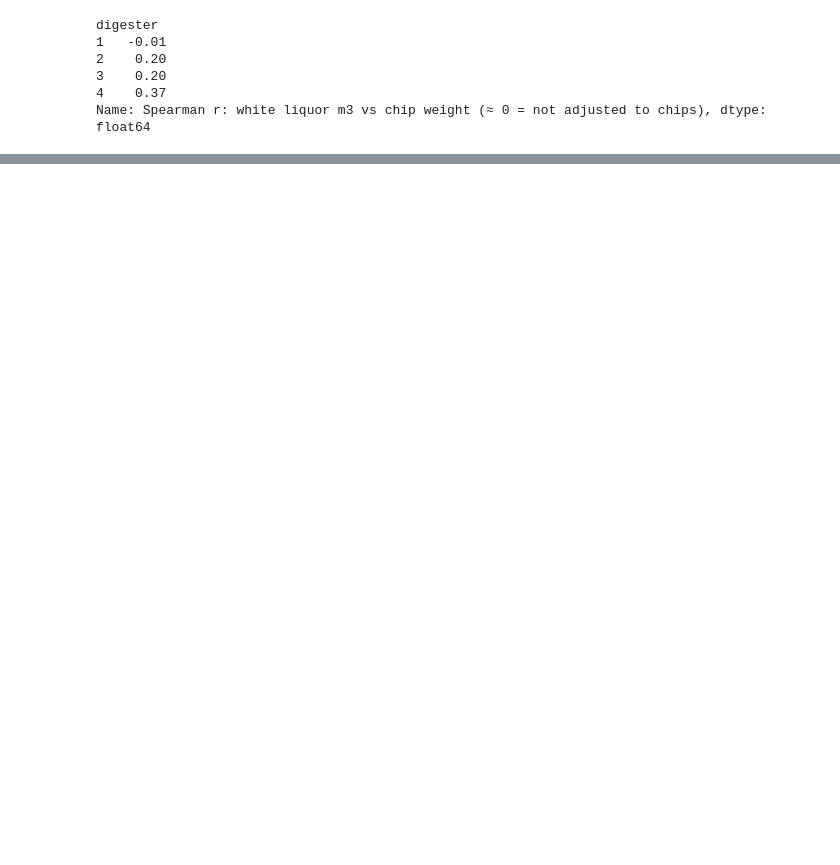
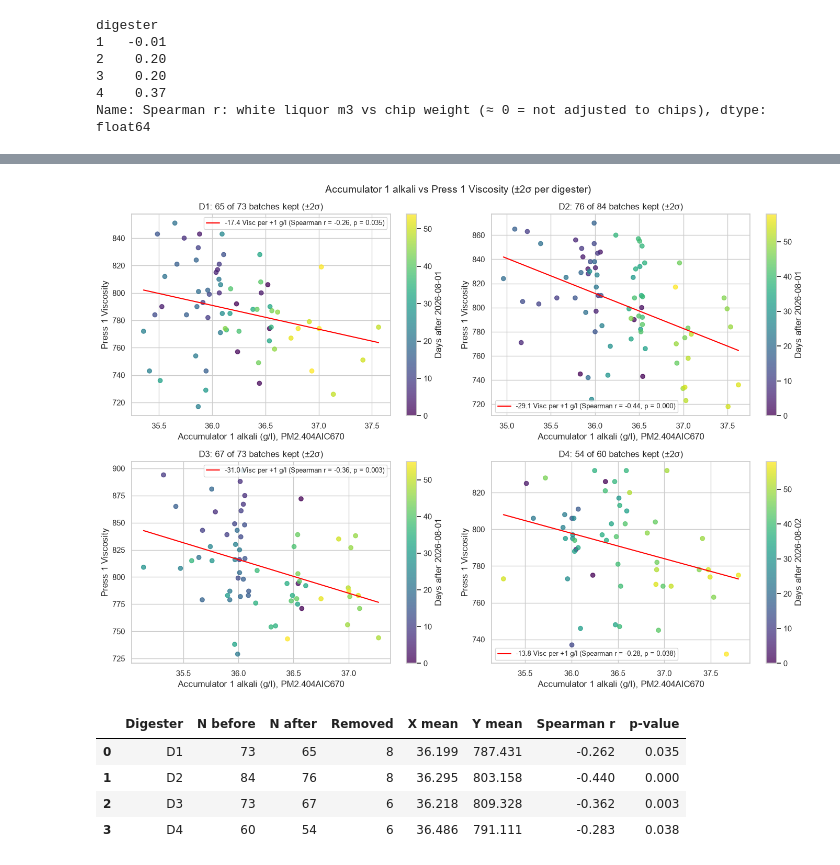
Before and after one commit to chinnput/dp-cooking-odl-analyzer, a Jupyter notebook: DP Cooking ODL Analyzer/Digester_Analysis/02_analysis.ipynb, the cells around one changed output, grey strips where cells are left out. Saved outputs shown, nothing was run; the diff lists cells and outputs as text; code cells hidden in the pictures; blank space fills up the shorter version.

```diff
--- a/DP Cooking ODL Analyzer/Digester_Analysis/02_analysis.ipynb
+++ b/DP Cooking ODL Analyzer/Digester_Analysis/02_analysis.ipynb
@@ -378,0 +386,45 @@ Name: Spearman r: white liquor m3 vs chip weight (≈ 0 = not adjusted to chips)
+# %%
+from scipy.stats import spearmanr
+
+SIGMA = 2
+X_COL, X_LABEL = "alkali_accumulator1_conc_mean_hot_liquor_filling", "Accumulator 1 alkali (g/l), PM2.404AIC670"
+Y_COL, Y_LABEL = "press1_viscosity", "Press 1 Viscosity"
+
+
+def within_sigma(values, sigma):
+    return (values - values.mean()).abs() <= sigma * values.std()
+
+
+av = master.dropna(subset=[X_COL, Y_COL])
+fig, axes = plt.subplots(2, 2, figsize=(14, 10))
+rows = []
+for ax, dig in zip(axes.flatten(), [1, 2, 3, 4]):
+    d = av[av["digester"] == dig]
+    keep = within_sigma(d[X_COL], SIGMA) & within_sigma(d[Y_COL], SIGMA)
+    kept = d[keep]
+    days = (kept["batch_start"] - kept["batch_start"].min()).dt.days
+    points = ax.scatter(kept[X_COL], kept[Y_COL], c=days, cmap="viridis", alpha=0.75)
+    fig.colorbar(points, ax=ax, label=f"Days after {kept['batch_start'].min():%Y-%m-%d}")
+    r, p = spearmanr(kept[X_COL], kept[Y_COL]) if len(kept) >= 5 else (np.nan, np.nan)
+    if len(kept) >= 5:
+        slope, intercept = np.polyfit(kept[X_COL], kept[Y_COL], 1)
+        x = np.linspace(kept[X_COL].min(), kept[X_COL].max(), 50)
+        ax.plot(x, slope * x + intercept, color="red",
+                label=f"{slope:+.1f} Visc per +1 g/l (Spearman r = {r:.2f}, p = {p:.3f})")
+        ax.legend(fontsize=9)
+    ax.set_title(f"D{dig}: {len(kept)} of {len(d)} batches kept (±{SIGMA}σ)")
+    ax.set_xlabel(X_LABEL)
+    ax.set_ylabel(Y_LABEL)
+    rows.append({"Digester": f"D{dig}", "N before": len(d), "N after": len(kept), "Removed": len(d) - len(kept),
+                 "X mean": kept[X_COL].mean(), "Y mean": kept[Y_COL].mean(), "Spearman r": r, "p-value": p})
+fig.suptitle(f"Accumulator 1 alkali vs Press 1 Viscosity (±{SIGMA}σ per digester)", fontsize=14)
+plt.tight_layout()
+plt.show()
+display(pd.DataFrame(rows).round(3))
+# %% [output]
+[figure, added]
+|  | Digester | N before | N after | Removed | X mean | Y mean | Spearman r | p-value |
+| 0 | D1 | 73 | 65 | 8 | 36.199 | 787.431 | -0.262 | 0.035 |
+| 1 | D2 | 84 | 76 | 8 | 36.295 | 803.158 | -0.440 | 0.000 |
+| 2 | D3 | 73 | 67 | 6 | 36.218 | 809.328 | -0.362 | 0.003 |
+| 3 | D4 | 60 | 54 | 6 | 36.486 | 791.111 | -0.283 | 0.038 |
```
Also changed, not shown: parts of 1 cell of this notebook, 8 other files.
